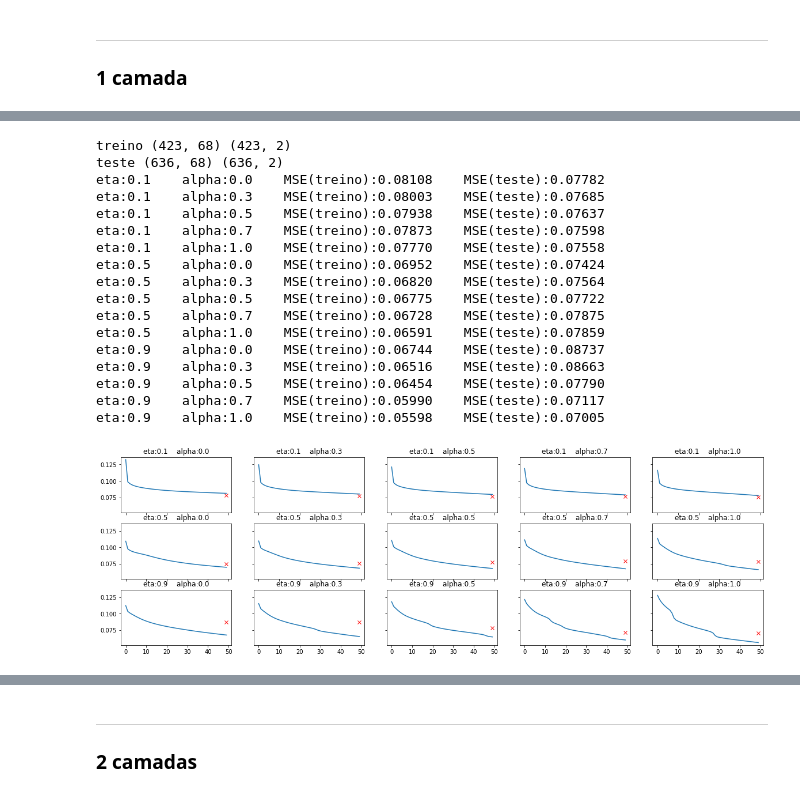
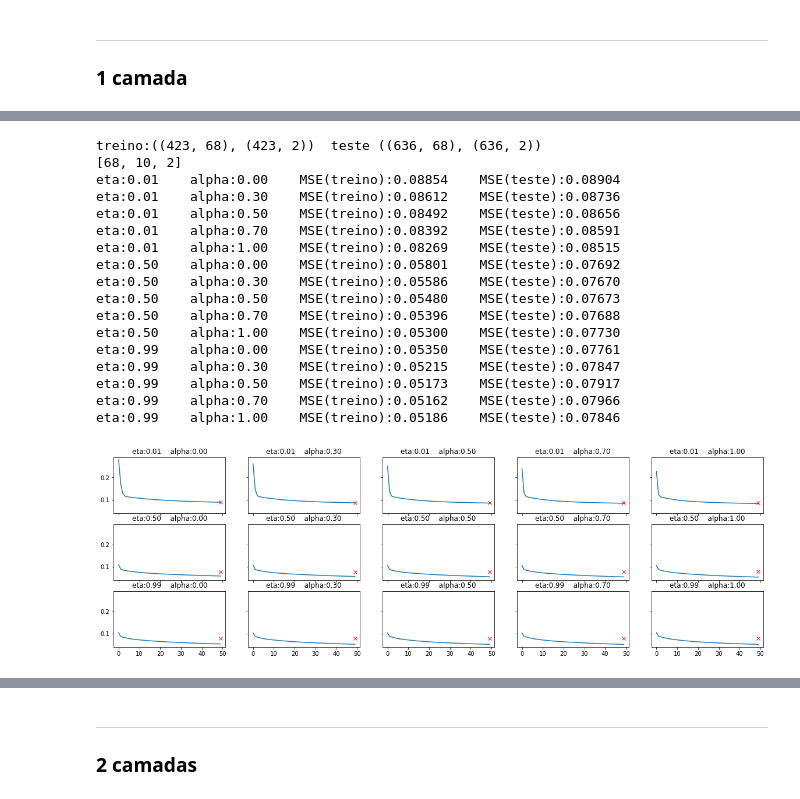
Before and after one commit to helbertmoreirapinto/SCC0270-Redes-Neurais, a Jupyter notebook: proj1 - MLP/iniciar.ipynb, the cells around one changed output, grey strips where cells are left out. Saved outputs shown, nothing was run; the diff lists cells and outputs as text; code cells hidden in the pictures.

```diff
--- a/proj1 - MLP/iniciar.ipynb
+++ b/proj1 - MLP/iniciar.ipynb
@@ -13,30 +13,31 @@ from sklearn.preprocessing import MinMaxScaler
 from sklearn.model_selection import train_test_split
 # %%
 def projeto(X_data:pd.DataFrame, y_data:pd.DataFrame,
-        eta:list=[0.01, 0.5, 0.99], alpha:list=[0, 0.5, 1],
-        test_size:float=0.3, n_intermed:int=1,
-        neur_intermed:int=10, max_epocas:int=50, seed=42):
-    X_data, y_data = np.array(X_data), np.array(y_data)
-    X_train, X_test, y_train, y_test = train_test_split(X_data, y_data, test_size=test_size, random_state=seed, shuffle=True)
-    print('treino', X_train.shape, y_train.shape)
-    print('teste', X_test.shape, y_test.shape)
-
+        eta:list=[0.01, 0.5, 0.99], alpha:list=[0, 0.3, 0.5, 0.7, 1],
+        test_size:float=0.2, n_intermed:int=1,
+        neur_intermed:int=10, max_epocas:int=50, seed=386):
     fig, axs = plt.subplots(len(eta), len(alpha), sharex=True, sharey=True)
     fig.set_figheight(2*len(eta))
     fig.set_figwidth(4*len(alpha))
 
+    X_data, y_data = np.array(X_data), np.array(y_data)
+    X_train, X_test, y_train, y_test = train_test_split(X_data, y_data, test_size=test_size, random_state=seed, shuffle=True)
+    print(f'treino:({X_train.shape}, {y_train.shape})  teste ({X_test.shape}, {y_test.shape})')
+
     camadas = [len(X_train[0])]
     camadas += [neur_intermed for _ in range(n_intermed)]
     camadas += [len(y_train[0])]
+    print(camadas)
+
     for i, eta_i in enumerate(eta):
         for j, alpha_i in enumerate(alpha):
             rede = MLP(camadas=camadas,seed=seed)
             err = rede.treino(X=X_train, Y=y_train, taxa=eta_i, alpha=alpha_i, max_epocas=max_epocas)
             MSE = rede.teste(X=X_test, Y=y_test)
-            axs[i,j].set_title('eta:{:.1f}    alpha:{:.1f}'.format(eta_i, alpha_i))
+            axs[i,j].set_title('eta:{:.2f}    alpha:{:.2f}'.format(eta_i, alpha_i))
             axs[i,j].plot(err)
             axs[i,j].plot(len(err)-1, MSE, ls=None, marker='x', c='red')
-            print('eta:{:.1f}    alpha:{:.1f}    MSE(treino):{:.5f}    MSE(teste):{:.5f}'.format(eta_i, alpha_i, err[-1], MSE))
+            print('eta:{:.2f}    alpha:{:.2f}    MSE(treino):{:.5f}    MSE(teste):{:.5f}'.format(eta_i, alpha_i, err[-1], MSE))
     plt.show()
 
     return
@@ -479,33 +619,27 @@ music_y.describe()
 # %%
 projeto(
-    X_data = music_X,
-    y_data = music_y,
-    test_size = 0.6,
-    eta = [0.1, 0.5, 0.9],
-    alpha = [0, 0.3, 0.5, 0.7, 1],
-    max_epocas = 50,
-    n_intermed = 1,
-    neur_intermed = 10,
-    seed = 100
+    X_data = music_X, y_data = music_y,
+    test_size = 0.6, max_epocas = 50,
+    n_intermed= 1, neur_intermed = 10
 )
 # %% [output]
-treino (423, 68) (423, 2)
-teste (636, 68) (636, 2)
-eta:0.1    alpha:0.0    MSE(treino):0.08108    MSE(teste):0.07782
-eta:0.1    alpha:0.3    MSE(treino):0.08003    MSE(teste):0.07685
-eta:0.1    alpha:0.5    MSE(treino):0.07938    MSE(teste):0.07637
-eta:0.1    alpha:0.7    MSE(treino):0.07873    MSE(teste):0.07598
-eta:0.1    alpha:1.0    MSE(treino):0.07770    MSE(teste):0.07558
-eta:0.5    alpha:0.0    MSE(treino):0.06952    MSE(teste):0.07424
-eta:0.5    alpha:0.3    MSE(treino):0.06820    MSE(teste):0.07564
-eta:0.5    alpha:0.5    MSE(treino):0.06775    MSE(teste):0.07722
-eta:0.5    alpha:0.7    MSE(treino):0.06728    MSE(teste):0.07875
-eta:0.5    alpha:1.0    MSE(treino):0.06591    MSE(teste):0.07859
-eta:0.9    alpha:0.0    MSE(treino):0.06744    MSE(teste):0.08737
-eta:0.9    alpha:0.3    MSE(treino):0.06516    MSE(teste):0.08663
-eta:0.9    alpha:0.5    MSE(treino):0.06454    MSE(teste):0.07790
-eta:0.9    alpha:0.7    MSE(treino):0.05990    MSE(teste):0.07117
-eta:0.9    alpha:1.0    MSE(treino):0.05598    MSE(teste):0.07005
+treino:((423, 68), (423, 2))  teste ((636, 68), (636, 2))
+[68, 10, 2]
+eta:0.01    alpha:0.00    MSE(treino):0.08854    MSE(teste):0.08904
+eta:0.01    alpha:0.30    MSE(treino):0.08612    MSE(teste):0.08736
+eta:0.01    alpha:0.50    MSE(treino):0.08492    MSE(teste):0.08656
+eta:0.01    alpha:0.70    MSE(treino):0.08392    MSE(teste):0.08591
+eta:0.01    alpha:1.00    MSE(treino):0.08269    MSE(teste):0.08515
+eta:0.50    alpha:0.00    MSE(treino):0.05801    MSE(teste):0.07692
+eta:0.50    alpha:0.30    MSE(treino):0.05586    MSE(teste):0.07670
+eta:0.50    alpha:0.50    MSE(treino):0.05480    MSE(teste):0.07673
+eta:0.50    alpha:0.70    MSE(treino):0.05396    MSE(teste):0.07688
+eta:0.50    alpha:1.00    MSE(treino):0.05300    MSE(teste):0.07730
+eta:0.99    alpha:0.00    MSE(treino):0.05350    MSE(teste):0.07761
+eta:0.99    alpha:0.30    MSE(treino):0.05215    MSE(teste):0.07847
+eta:0.99    alpha:0.50    MSE(treino):0.05173    MSE(teste):0.07917
+eta:0.99    alpha:0.70    MSE(treino):0.05162    MSE(teste):0.07966
+eta:0.99    alpha:1.00    MSE(treino):0.05186    MSE(teste):0.07846
-[figure, old version]
+[figure, new version]
 # %%
 projeto(
```
Also changed, not shown: parts of 26 cells of this notebook, 2 other files.
